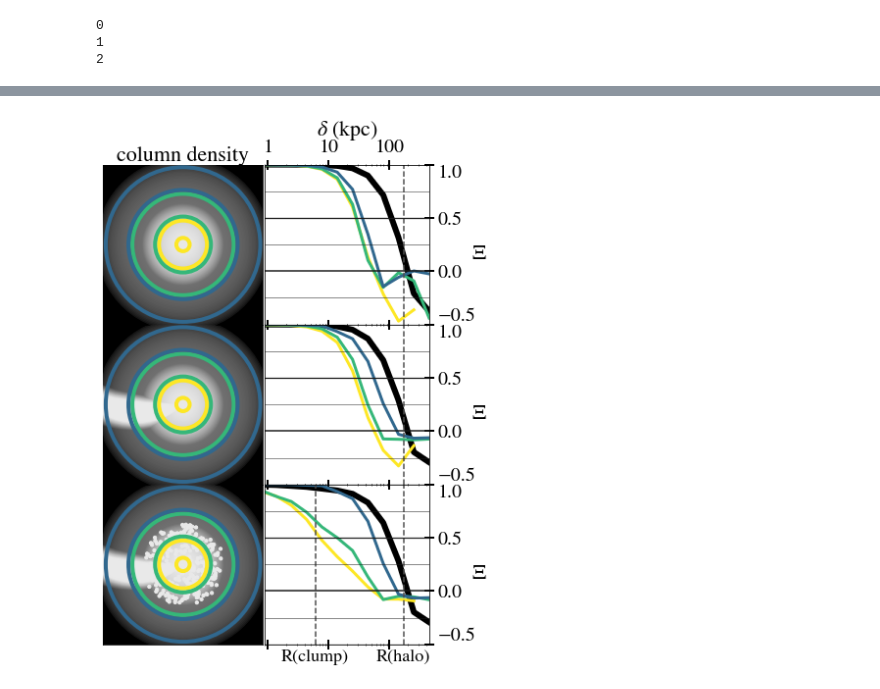
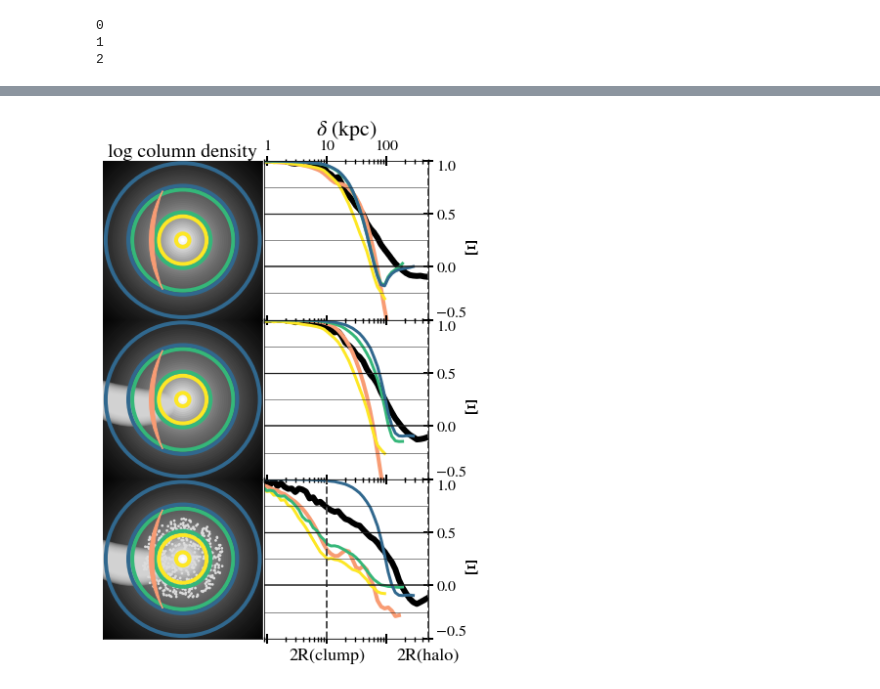
Before and after one commit to zhafen/stained_glass, a Jupyter notebook: examples/explain_weighted_statistics.ipynb, the cells around one changed output, grey strips where cells are left out. Cells and saved outputs as stored; diff of their text form; code cells hidden in the pictures.

```diff
--- a/examples/explain_weighted_statistics.ipynb
+++ b/examples/explain_weighted_statistics.ipynb
@@ -252,4 +245,4 @@ all_length_scales.append( length_scales )
 #### Finishing Touches
 # %%
 # Add backgrounds
-[ ip.add_background( 0.01 ) for ip in ips ]
+# [ ip.add_background( 0.01 ) for ip in ips ]
@@ -398,6 +453,22 @@ def label_or_not( label, do_label ):
     return None
 # %%
 colors = palettable.matplotlib.Viridis_4.mpl_colors[1:][::-1]
+arc_color = palettable.cartocolors.qualitative.Pastel_10.mpl_colors[2]
+# %%
+matplotlib.rcParams['xtick.major.size'] = 10
+matplotlib.rcParams['xtick.major.width'] = 2
+matplotlib.rcParams['xtick.minor.size'] = 5
+matplotlib.rcParams['xtick.minor.width'] = 1.4
+matplotlib.rcParams['ytick.major.size'] = 10
+matplotlib.rcParams['ytick.major.width'] = 2
+matplotlib.rcParams['ytick.minor.size'] = 5
+matplotlib.rcParams['ytick.minor.width'] = 1.4
+
+matplotlib.rc('xtick', labelsize=16)
+matplotlib.rc('ytick', labelsize=16)
+
+matplotlib.rcParams['mathtext.fontset'] = 'stix'
+matplotlib.rcParams['font.family'] = 'STIXGeneral'
 # %%
 %matplotlib inline
 
@@ -414,6 +485,9 @@ for i, ip in enumerate( ips ):
     ip.plot_idealized_projection(
         ax,
         cmap = plt.get_cmap( 'Greys_r' ),
+        log_color_scale = True,
+        vmin = np.log10( 5e5 ),
+        vmax = np.log10( 1.5e8 ),
     )
 
     # Circles for annuli
@@ -447,13 +521,29 @@ for i, ip in enumerate( ips ):
     # Annuli
     tpcfs = all_tpcfs[( 'A', 'PS', 'W', )][i]
     for k, tpcf in enumerate( tpcfs ):
+
+        do_plot = xs_log < annuli[k+1]
+
         ax.plot(
-            xs_log,
-            tpcf,
+            xs_log[do_plot],
+            tpcf[do_plot],
             linewidth = 3,
             color = colors[k],
         )
     ax.set_ylim( -0.5, 1. )
+
+    # Arc TPCF
+    tpcf = all_tpcfs[( 'arc', 'W', )][i]
+    # Don't plot for scales larger than the arc
+    do_plot = xs_log < np.linalg.norm( p1 - p2 )/2.
+    ax.plot(
+        xs_log[do_plot],
+        tpcf[do_plot],
+        linewidth = 4,
+        color = arc_color,
+        label = label_or_not( 'arc', ax.is_first_col() ),
+        zorder = -1,
+    )
 
 # Go back through and fix up axes
 for i in range( ncols ):
@@ -468,8 +558,16 @@ for i in range( ncols ):
             ax.tick_params( labelleft=False, labelbottom=False, left=False, bottom=False)
 
             if ax.is_first_row():
-                ax.set_xlabel( 'column density', fontsize=22 )
+                ax.set_xlabel( 'log column density', fontsize=20 )
                 ax.xaxis.set_label_position( 'top' )
+
+            patch = descartes.PolygonPatch(
+                curve,
+                fc = arc_color,
+                ec = arc_color,
+                zorder = 10000,
+            )
+            ax.add_patch( patch )
 
         # Statistics options
         if i >= 1:
@@ -480,23 +578,24 @@ for i in range( ncols ):
                     continue
 
                 ax.axvline(
-                    item,
-                    linewidth = 1.5,
+                    2.*item,
+                    linewidth = 2,
                     color = '.3',
                     linestyle = '--',
                 )
 
-                trans = matplotlib.transforms.blended_transform_factory( ax.transData, ax.transAxes )
-                ax.annotate(
-                    s = 'R({})'.format( key ),
-                    xy = ( item, 0 ),
-                    xytext = ( 0, -5 ),
-                    xycoords = trans,
-                    textcoords = 'offset points',
-                    va = 'top',
-                    ha = 'center',
-                    fontsize = 18,
-                )
+                if ax.is_last_row():
+                    trans = matplotlib.transforms.blended_transform_factory( ax.transData, ax.transAxes )
+                    ax.annotate(
+                        s = '2R({})'.format( key ),
+                        xy = ( 2.*item, 0 ),
+                        xytext = ( 0, -10 ),
+                        xycoords = trans,
+                        textcoords = 'offset points',
+                        va = 'top',
+                        ha = 'center',
+                        fontsize = 18,
+                    )
 
             # Horizontal lines
             for y in np.arange( -1., 1., 0.25 ):
@@ -518,12 +617,12 @@ for i in range( ncols ):
                 ax.tick_params( labeltop=True, )
             ax.tick_params( which='minor', direction='inout', bottom=True, top=True, )
 
-            # Avoid overlapping labels
+            # Avosid overlapping labels
             ax.get_yticklabels()[0].set_verticalalignment( 'bottom' )
             ax.get_yticklabels()[-1].set_verticalalignment( 'top' )
 
             # Axis tweaks
-            ax.set_xlim( 0.9, xs_log[-1] )
+            ax.set_xlim( 0.9, 2.*length_scales['halo'] )
             ax.set_xscale( 'log' )
 
             # Make sure enough ticks show up
@@ -550,31 +649,31 @@ for i in range( ncols ):
             ax.set_xticklabels( new_labels )
 
             if ax.is_first_row():
                 ax.set_xlabel( r'$\delta$ (kpc)', fontsize=22 )
                 ax.xaxis.set_label_position( 'top' )
             ax.set_ylabel( r'$\Xi$', fontsize=22, rotation=0 )
             ax.yaxis.set_label_position( 'right' )
 
 #             # Legend
 #             if ax.is_first_col():
 #                 ax.legend(
 #                     bbox_to_anchor = (0.0, 2.02, 5., 0.5 ),
 #                     loc = 'lower left',
 #                     ncol = 4,
 #                     mode = "expand",
 #                     borderaxespad = 0.,
 #                     prop = {'size': 16},
 #                 )
 
 # lgd = fig.legend(
 # #     bbox_to_anchor = (0.1, 0.87, 0.7, 1.0 ),
 #     loc = 'lower left',
 #     ncol = 4,
 #     mode = "expand",
 #     borderaxespad = 0.,
 #     prop = {'size': 16},
 # )
 
 fig.savefig('./weighted_correlations.pdf', bbox_inches='tight')
 # %% [output]
-[figure, old version]
+[figure, new version]
```
Also changed, not shown: parts of 19 cells of this notebook, 4 other files.
